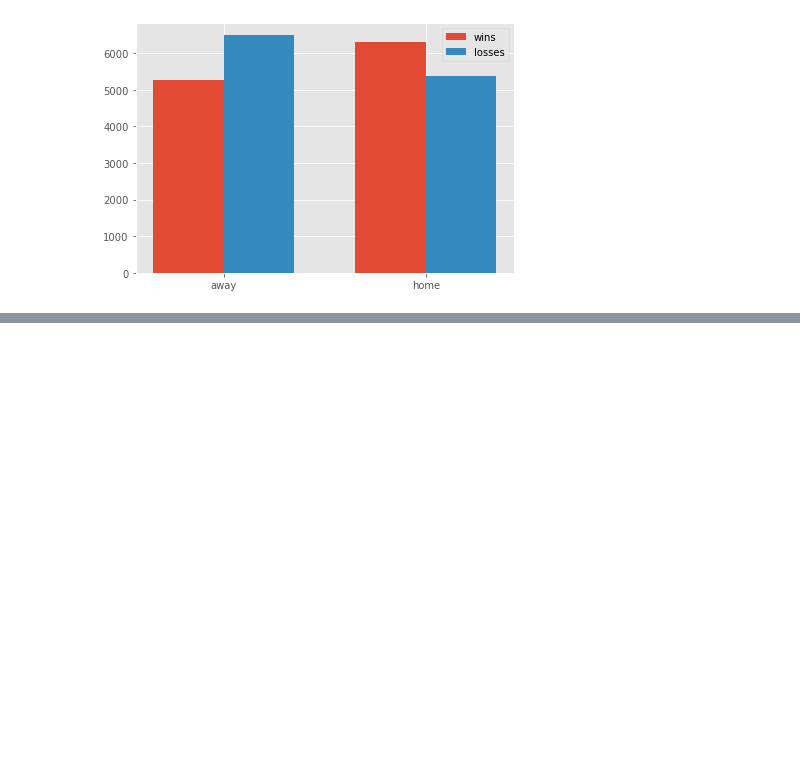
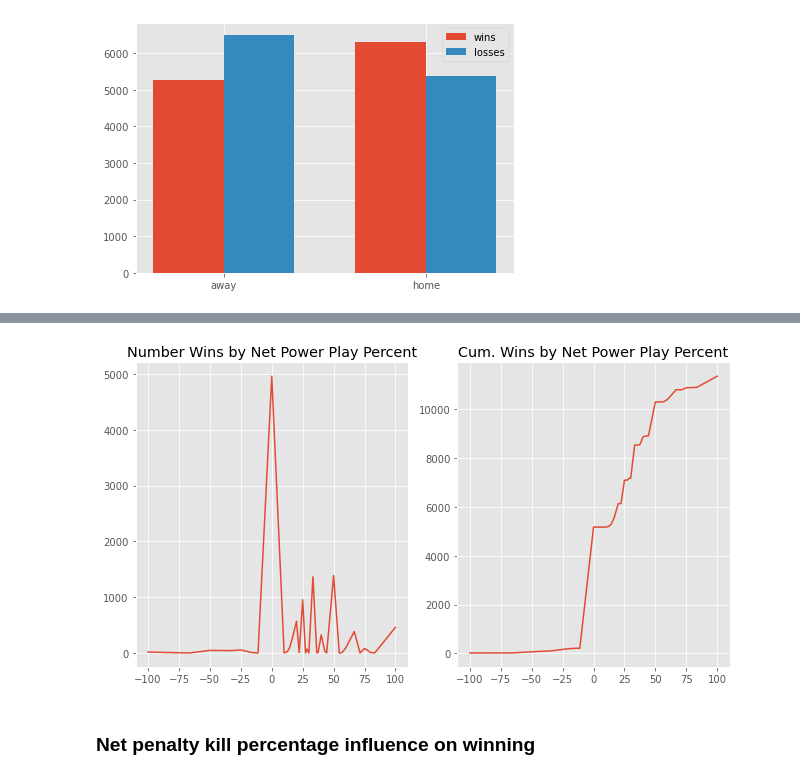
Before and after one commit to jkh-code/nhl-win-factors-analysis, a Jupyter notebook: notebooks/nhl-win-factors-analysis-eda.ipynb, the cells around one changed output, grey strips where cells are left out. Saved outputs shown, nothing was run; the diff lists cells and outputs as text; code cells hidden in the pictures; blank space fills up the shorter version.

```diff
--- a/notebooks/nhl-win-factors-analysis-eda.ipynb
+++ b/notebooks/nhl-win-factors-analysis-eda.ipynb
@@ -225,0 +327,5 @@ fig.tight_layout()
+# %%
+npp_data = df.loc[df['outcome']=='Win', ['pp_net_percent', 'gp']].groupby('pp_net_percent')
+npp_data = npp_data.sum().reset_index()
+npp_data['cum_wins'] = npp_data['gp'].cumsum()
+npp_data.head(5)
@@ -225,0 +339,14 @@ fig.tight_layout()
+# %%
+fig, axs = plt.subplots(1, 2, figsize=(9, 5))
+
+axs[0].plot(npp_data['pp_net_percent'], npp_data['gp'])
+axs[0].set_title('Number Wins by Net Power Play Percent')
+
+axs[1].plot(npp_data['pp_net_percent'], npp_data['cum_wins'])
+axs[1].set_title('Cum. Wins by Net Power Play Percent')
+
+fig.tight_layout()
+# %% [output]
+[figure, added]
+# %% [markdown]
+### Net penalty kill percentage influence on winning
```
Also changed, not shown: parts of 20 cells of this notebook.
